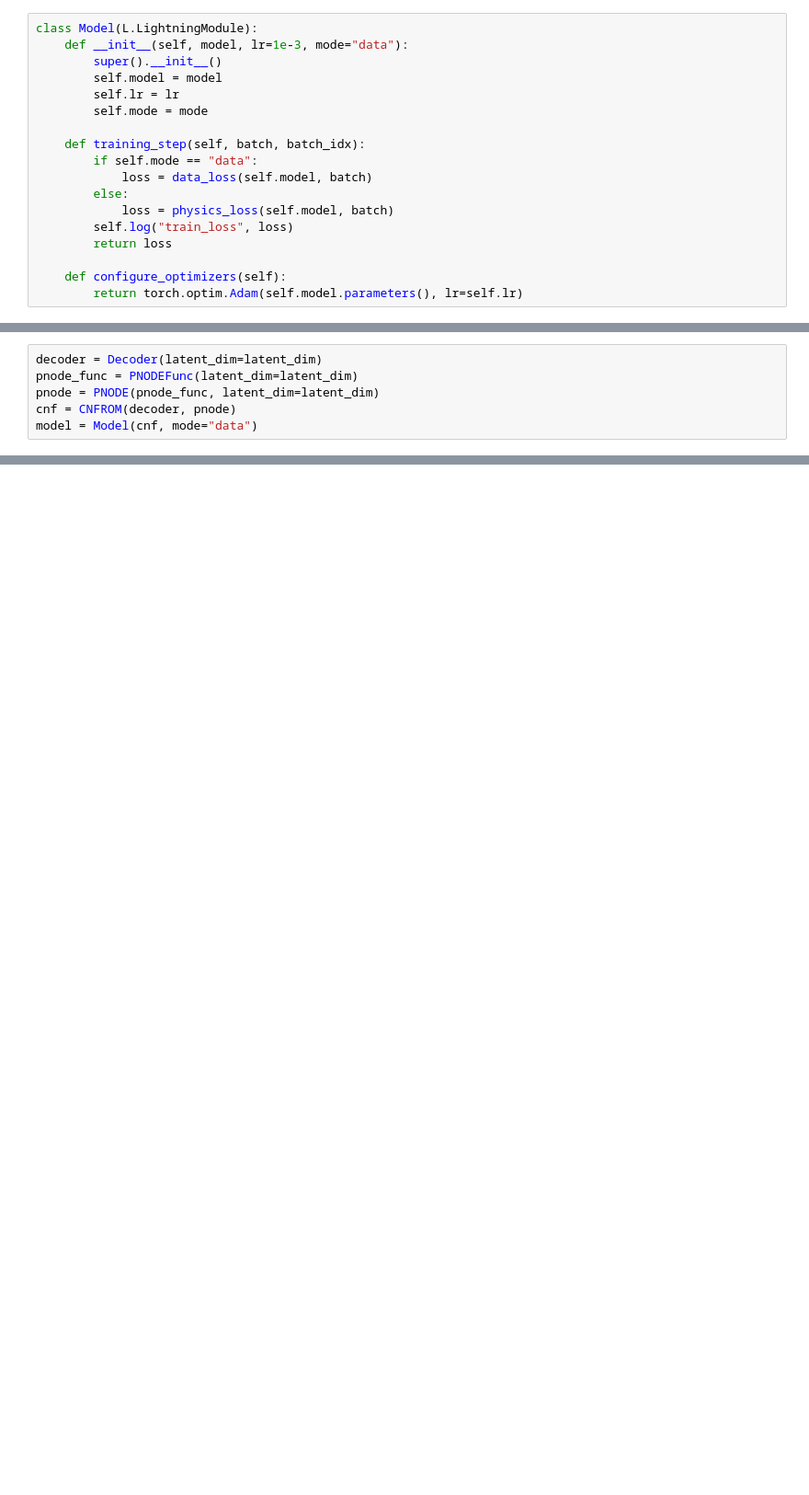
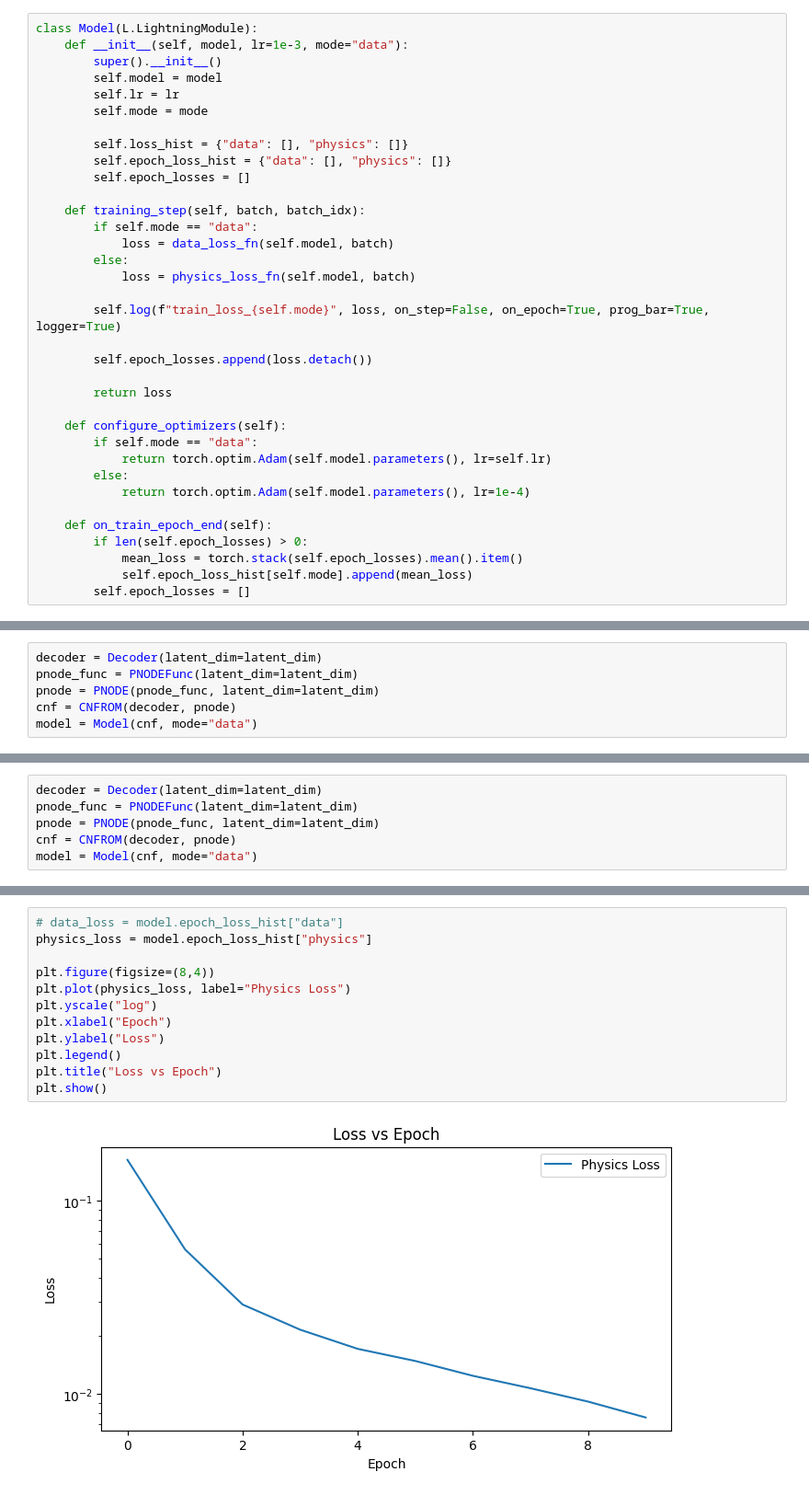
Before and after one commit to KendraGivens/Learning_Value_Function_Manifold, a Jupyter notebook: notebooks/data_gen.ipynb, the cells around one changed output, grey strips where cells are left out. Shown at 92% size. Cells and saved outputs as stored; diff of their text form; blank space fills up the shorter version.

```diff
--- a/notebooks/data_gen.ipynb
+++ b/notebooks/data_gen.ipynb
@@ -263,13 +252,30 @@ class Model(L.LightningModule):
         self.lr = lr
         self.mode = mode
 
+        self.loss_hist = {"data": [], "physics": []}
+        self.epoch_loss_hist = {"data": [], "physics": []}
+        self.epoch_losses = []
+
     def training_step(self, batch, batch_idx):
         if self.mode == "data":
-            loss = data_loss(self.model, batch)
+            loss = data_loss_fn(self.model, batch)
         else:
-            loss = physics_loss(self.model, batch)
-        self.log("train_loss", loss)
+            loss = physics_loss_fn(self.model, batch)
+
+        self.log(f"train_loss_{self.mode}", loss, on_step=False, on_epoch=True, prog_bar=True, logger=True)
+
+        self.epoch_losses.append(loss.detach())
+
         return loss
 
     def configure_optimizers(self):
-        return torch.optim.Adam(self.model.parameters(), lr=self.lr)
+        if self.mode == "data":
+            return torch.optim.Adam(self.model.parameters(), lr=self.lr)
+        else:
+            return torch.optim.Adam(self.model.parameters(), lr=1e-4)
+
+    def on_train_epoch_end(self):
+        if len(self.epoch_losses) > 0:
+            mean_loss = torch.stack(self.epoch_losses).mean().item()
+            self.epoch_loss_hist[self.mode].append(mean_loss)
+        self.epoch_losses = []
@@ -294,0 +438,6 @@ physics_trainer.fit(model, physics_train_loader)
+# %%
+decoder = Decoder(latent_dim=latent_dim)
+pnode_func = PNODEFunc(latent_dim=latent_dim)
+pnode = PNODE(pnode_func, latent_dim=latent_dim)
+cnf = CNFROM(decoder, pnode)
+model = Model(cnf, mode="data")
@@ -294,0 +476,14 @@ physics_trainer.fit(model, physics_train_loader)
+# %%
+# data_loss = model.epoch_loss_hist["data"]
+physics_loss = model.epoch_loss_hist["physics"]
+
+plt.figure(figsize=(8,4))
+plt.plot(physics_loss, label="Physics Loss")
+plt.yscale("log")
+plt.xlabel("Epoch")
+plt.ylabel("Loss")
+plt.legend()
+plt.title("Loss vs Epoch")
+plt.show()
+# %% [output]
+[figure, added]
```
Also changed, not shown: parts of 17 cells of this notebook.
